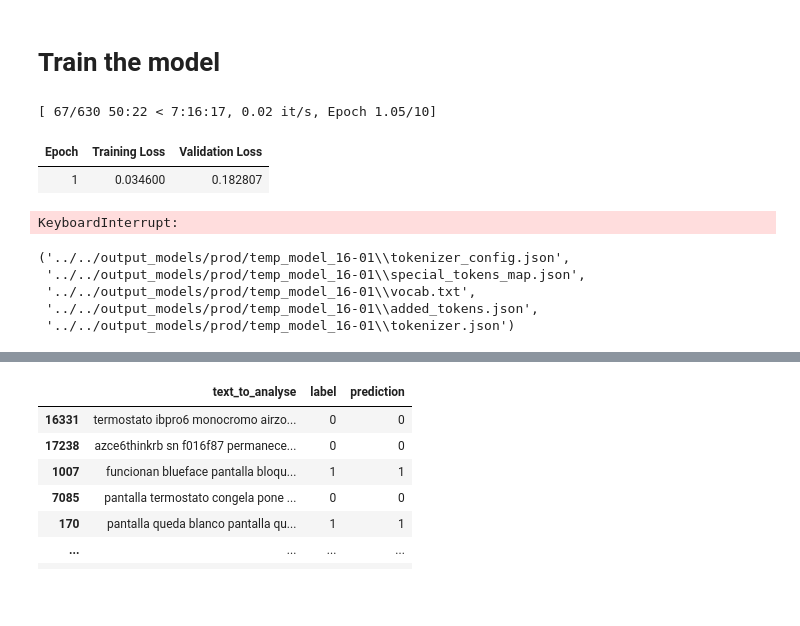
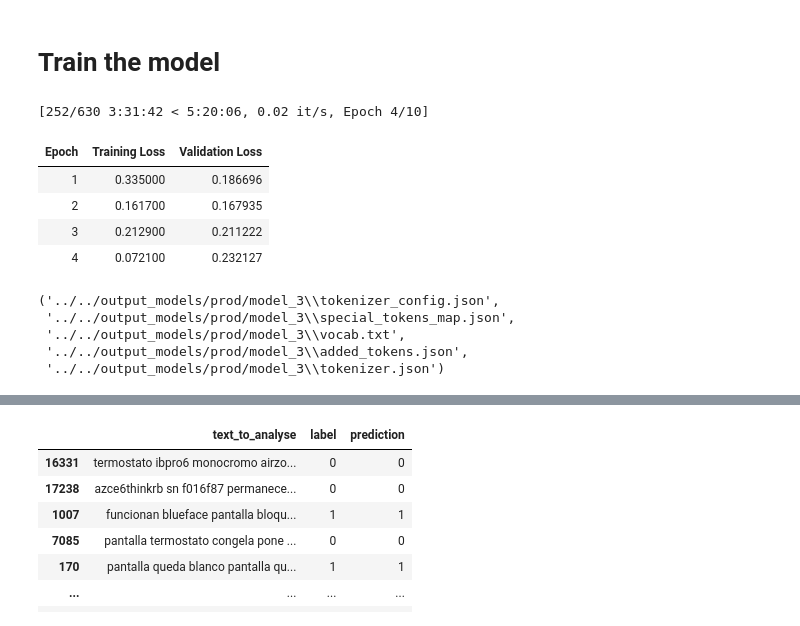
Before and after one commit to voliveira-airzonecontrol/myzone, a Jupyter notebook: src/notebooks/training.ipynb, the cells around one changed output, grey strips where cells are left out. Cells and saved outputs as stored; diff of their text form; code cells hidden in the pictures; blank space fills up the shorter version.

```diff
--- a/src/notebooks/training.ipynb
+++ b/src/notebooks/training.ipynb
@@ -137,46 +137,48 @@ clf = TransformerClassifier(
 # %%
 """# Train the model
 _ = clf.fit(
     X=X_train,
     y=y_train,
     eval_X=X_val,
     eval_y=y_val,
     learning_rate=2e-5,
     num_train_epochs=50,
     per_device_train_batch_size=16,
     per_device_eval_batch_size=16,
     early_stopping_patience=10,
     # freeze_layers_prefix=["bert.embeddings", "bert.encoder"],
     # freeze_layers_prefix=["bert.embeddings"] + [f"bert.encoder.layer.{i}" for i in range(1, 9)],
 )"""
 
-_ = clf.fit(
+clf = clf.fit(
     X=X_train,
     y=y_train,
     eval_X=X_val,
     eval_y=y_val,
-    learning_rate=2e-6,
+    learning_rate=2e-5,
     num_train_epochs=10,
     per_device_train_batch_size=16,
     per_device_eval_batch_size=16,
     early_stopping_patience=2,
     # freeze_layers_prefix=["bert.embeddings", "bert.encoder"],
-    freeze_layers_prefix=["bert.embeddings"] + [f"bert.encoder.layer.{i}" for i in range(1, 9)],
+    # freeze_layers_prefix=["bert.embeddings"] + [f"bert.encoder.layer.{i}" for i in range(1, 9)],
 )
 # %% [output]
-[ 67/630 50:22 < 7:16:17, 0.02 it/s, Epoch 1.05/10]
+[252/630 3:31:42 < 5:20:06, 0.02 it/s, Epoch 4/10]
 | Epoch | Training Loss | Validation Loss |
-| 1 | 0.034600 | 0.182807 |
+| 1 | 0.335000 | 0.186696 |
+| 2 | 0.161700 | 0.167935 |
+| 3 | 0.212900 | 0.211222 |
+| 4 | 0.072100 | 0.232127 |
-KeyboardInterrupt:
 # %%
-clf.model.save_pretrained("../../output_models/prod/temp_model_16-01")
-clf.tokenizer.save_pretrained("../../output_models/prod/temp_model_16-01")
+clf.model.save_pretrained("../../output_models/prod/model_3")
+clf.tokenizer.save_pretrained("../../output_models/prod/model_3")
 # %% [output]
-('../../output_models/prod/temp_model_16-01\\tokenizer_config.json',
- '../../output_models/prod/temp_model_16-01\\special_tokens_map.json',
- '../../output_models/prod/temp_model_16-01\\vocab.txt',
- '../../output_models/prod/temp_model_16-01\\added_tokens.json',
- '../../output_models/prod/temp_model_16-01\\tokenizer.json')
+('../../output_models/prod/model_3\\tokenizer_config.json',
+ '../../output_models/prod/model_3\\special_tokens_map.json',
+ '../../output_models/prod/model_3\\vocab.txt',
+ '../../output_models/prod/model_3\\added_tokens.json',
+ '../../output_models/prod/model_3\\tokenizer.json')
 # %%
 clf = TransformerClassifier(
     model_name=None,
```
Also changed, not shown: parts of 4 cells of this notebook, 4 other files.
